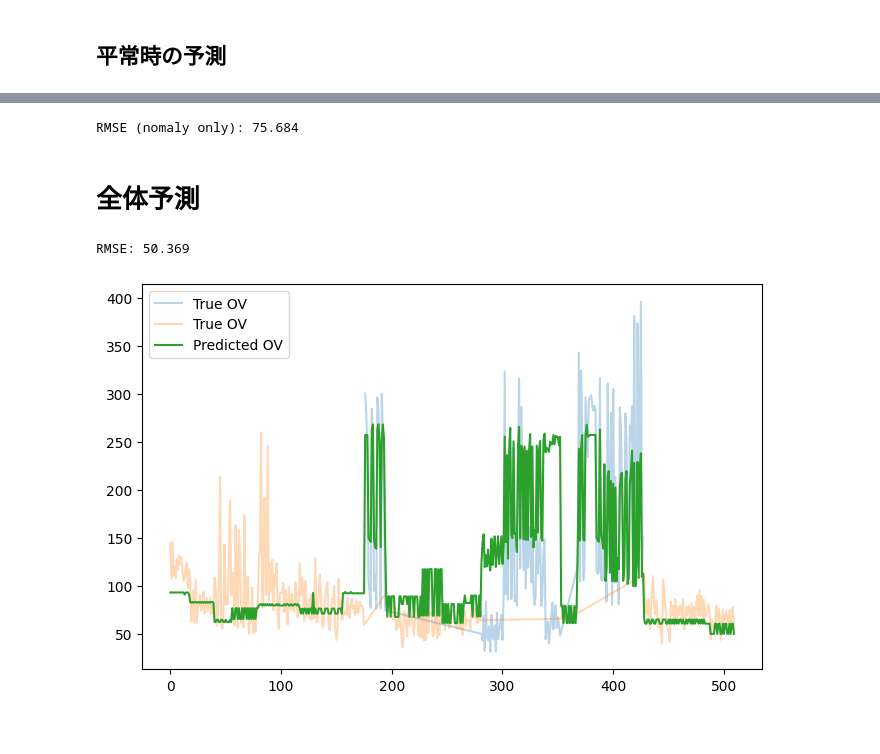
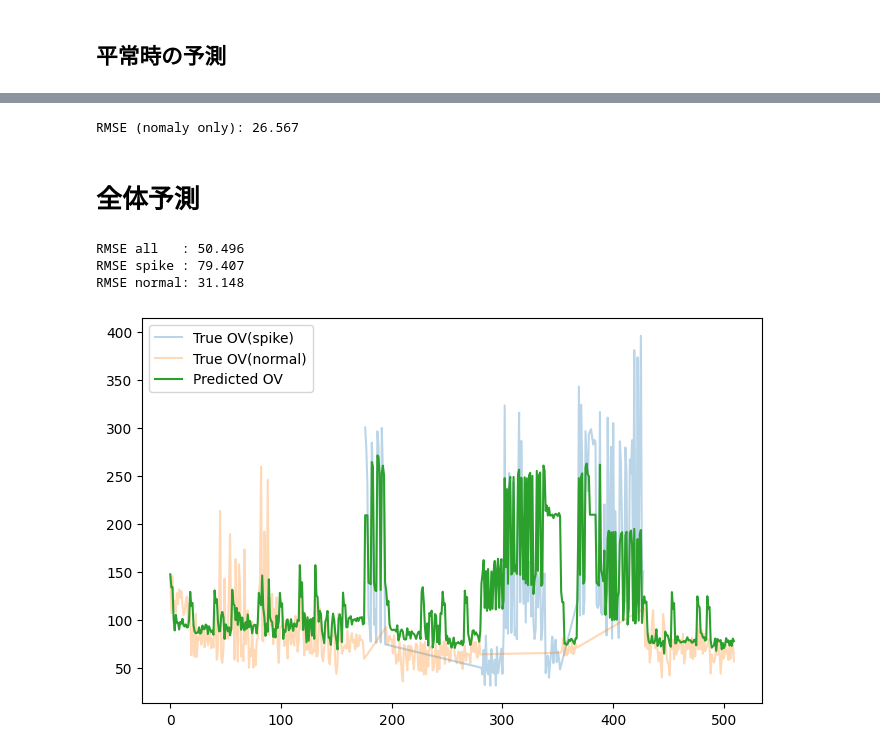
Before and after one commit to yut0takagi/ass-production-management2, a Jupyter notebook: notebook/11-Pred-SpikeSection.ipynb, the cells around one changed output, grey strips where cells are left out. Saved outputs shown, nothing was run; the diff lists cells and outputs as text; code cells hidden in the pictures.

```diff
--- a/notebook/11-Pred-SpikeSection.ipynb
+++ b/notebook/11-Pred-SpikeSection.ipynb
@@ -152,10 +186,10 @@ with open("../data/model/spike_predict_lgbm.pkl", "wb") as f:
 # %% [markdown]
 ## 平常時の予測
 # %%
-feat = [f"X{i}" for i in range(1, 84)] + ["OV"]
+feat =["process_end_time", "final_mes_time", "OV"]+  [f"X{i}" for i in range(1, 84)]
 
-train_df = tagged_anormaly.loc[tagged_anormaly["batch_id"] < 75, feat]
-test_df  = tagged_anormaly.loc[tagged_anormaly["batch_id"] >= 75, feat]
+train_df = nomaly.loc[nomaly["batch_id"] < 75, feat]
+test_df  = nomaly.loc[nomaly["batch_id"] >= 75, feat]
 
 display(train_df)
 display(test_df)
@@ -199,29 +274,30 @@ pipeline = Pipeline([
 ])
 
 #Attention:------------------Attention:------------------Attention:------------------Attention:------------------Attention:------------------
-normal_features = ["X14", "X30", "X33", "X83"]
+normal_features = ["X14", "X30", "X33", "X83"] + ["elapsed_day", "OV_lag1", "OV_diff", "OV_roll_mean3", "OV_roll_std3", "OV"]
 
 #Attention:------------------Attention:------------------Attention:------------------Attention:------------------Attention:------------------
 
-
-pipeline.fit(train_df[normal_features], train_df["OV"])
+train_X = train_df[normal_features].drop(columns=["OV"])
+pipeline.fit(train_X, train_df["OV"])
 
 with open("../data/model/non_spike_predict.pkl", "wb") as f:
     pickle.dump(pipeline, f)
 
-pred = pipeline.predict(test_df[normal_features])
+test_X = test_df[normal_features].drop(columns=["OV"])
+pred = pipeline.predict(test_X)
 
 rmse = np.sqrt(mean_squared_error(test_df["OV"], pred))
 print(f"RMSE (nomaly only): {rmse:.3f}")
 # %% [output]
-RMSE (nomaly only): 75.684
+RMSE (nomaly only): 26.567
 # %% [markdown]
 # 全体予測
 # %%
 with open("../data/model/spike_detection_IFmodel.pkl", "rb") as f:
     spike_model = pickle.load(f)
 
-with open("../data/model/spike_predict_lgbm.pkl", "rb") as f:
+with open("../data/model/spike_predict_rf.pkl", "rb") as f:
     spike_predict_model = pickle.load(f)
 
 with open("../data/model/non_spike_predict.pkl", "rb") as f:
@@ -234,9 +310,10 @@ thr = np.quantile(score_train, 0.90)
 # スパイク発生ロット
 SENSOR_COLS = [f"X{i}" for i in [27, 30, 41, 25, 36]]
 LAGS = [1, 2, 3, 5, 10, 20]
+WINS = [3, 5, 10, 20]   # rolling window
 
 # 通常ロット
-normal_features = ["X14", "X30", "X33", "X83"]
+normal_features = ["X14", "X30", "X33", "X83"] + ["elapsed_day", "OV_lag1", "OV_diff", "OV_roll_mean3", "OV_roll_std3"]
 # %%
 rows = []
 
@@ -255,38 +332,53 @@ for batch in range(75, 100):
 
     # --- 予測 ---
     if is_spike == 1:
         feature_df = feature_engineering1(
             batch_df,
             SENSOR_COLS=SENSOR_COLS,
-            LAGS=LAGS
+            LAGS=LAGS,
+            WINS=WINS
         )
         pred = spike_predict_model.predict(feature_df)
+        pred = np.expm1(pred)
     else:
-        feature_df = batch_df[normal_features]
+        feature_df = feature_engineering2(
+            batch_df,
+            normal_features
+        )
         pred = non_spike_predict_model.predict(feature_df)
 
     # --- val_df に追加（★ここが重要） ---
     tmp_df = pd.DataFrame({
         "trueOV": batch_OV,
         "predOV": pred,
         "batch_id": batch,
         "is_spike": is_spike
     })
     rows.append(tmp_df)
 
 val_df = pd.concat(rows, ignore_index=True)
-rmse = np.sqrt(mean_squared_error(val_df["trueOV"], val_df["predOV"]))
-print(f"RMSE: {rmse:.3f}")
+
+rmse_all = np.sqrt(mean_squared_error(val_df["trueOV"], val_df["predOV"]))
+rmse_sp  = np.sqrt(mean_squared_error(val_df.loc[val_df["is_spike"]==1,"trueOV"],
+                                      val_df.loc[val_df["is_spike"]==1,"predOV"]))
+rmse_no  = np.sqrt(mean_squared_error(val_df.loc[val_df["is_spike"]==0,"trueOV"],
+                                      val_df.loc[val_df["is_spike"]==0,"predOV"]))
+
+print(f"RMSE all   : {rmse_all:.3f}")
+print(f"RMSE spike : {rmse_sp:.3f}")
+print(f"RMSE normal: {rmse_no:.3f}")
 
 plt.figure(figsize=(8, 5))
 mask_spike = val_df["is_spike"] == 1
-plt.plot(val_df.index[mask_spike], val_df["trueOV"][mask_spike], label="True OV", alpha=0.3)
+plt.plot(val_df.index[mask_spike], val_df["trueOV"][mask_spike], label="True OV(spike)", alpha=0.3)
 mask_normal = val_df["is_spike"] == 0
-plt.plot(val_df.index[mask_normal], val_df["trueOV"][mask_normal], label="True OV", alpha=0.3)
+plt.plot(val_df.index[mask_normal], val_df["trueOV"][mask_normal], label="True OV(normal)", alpha=0.3)
 plt.plot(val_df.index, val_df["predOV"], label="Predicted OV")
 
 plt.legend()
 plt.show()
 # %% [output]
-RMSE: 50.369
+RMSE all   : 50.496
+RMSE spike : 79.407
+RMSE normal: 31.148
-[figure, old version]
+[figure, new version]
```
Also changed, not shown: parts of 4 cells of this notebook, 6 other files.
